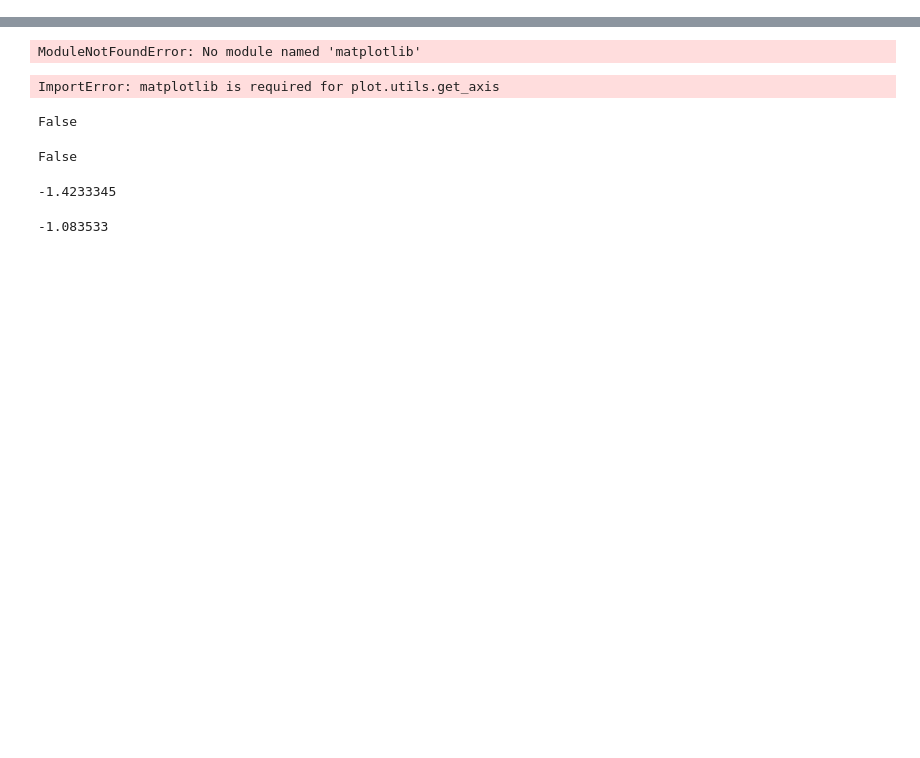
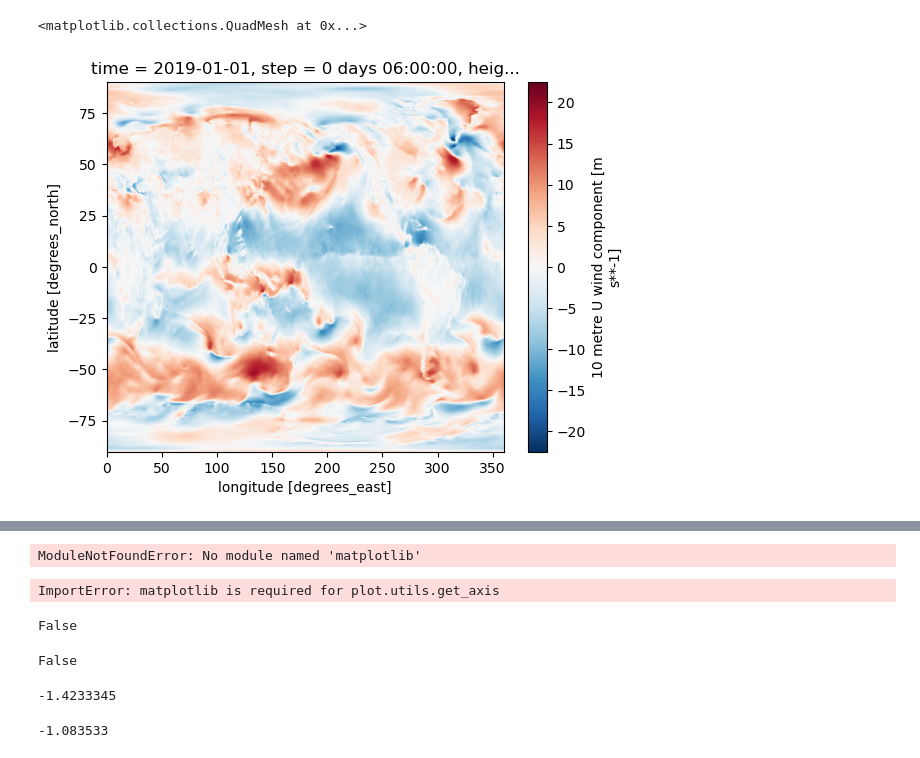
Before and after one commit to Slusny/Modulated-Spherical-Fourier-Neural-Operator, a Jupyter notebook: debug.ipynb, the cells around one changed output, grey strips where cells are left out. Cells and saved outputs as stored; diff of their text form; code cells hidden in the pictures; blank space fills up the shorter version.

```diff
--- a/debug.ipynb
+++ b/debug.ipynb
@@ -103,7 +30,7 @@ variables:
 # %%
 # dir = "/mnt/ssd2/Master/S2S_on_SFNO/outputs/sfno/leadtime_18_startDate_202101010_createdOn_20240122T1153.grib"
 # dir = "/mnt/ssd2/Master/S2S_on_SFNO/outputs/sfno/leadtime_18_startDate_202101010_createdOn_20240122T1349.grib"
-dir = "/mnt/ssd2/Master/S2S_on_SFNO/outputs/sfno/leadtime_18_startDate_202101010_createdOn_20240122T1451.grib"
+dir = "/mnt/ssd2/Master/S2S_on_SFNO/outputs/sfno/leadtime_18_startDate_201901010_createdOn_20240123T0009.grib"
 
 d_grib = xr.open_dataset(dir)
 # %% [output]
@@ -128,0 +69,5 @@ g_data = d_grib.as_numpy()
+# %%
+d_grib["u10"][0].plot()
+# %% [output]
+<matplotlib.collections.QuadMesh at 0x...>
+[figure, added]
```
Also changed, not shown: parts of 20 cells of this notebook, 2 other files.
